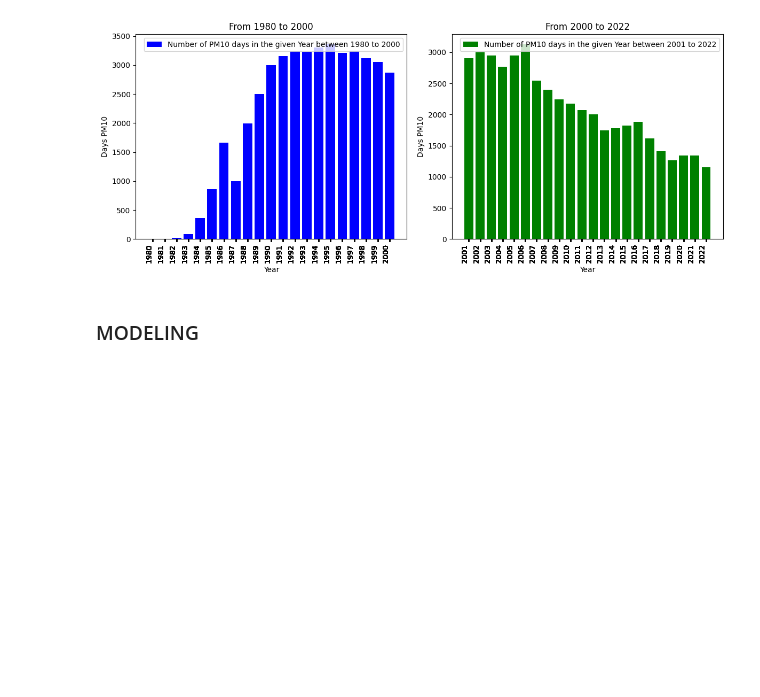
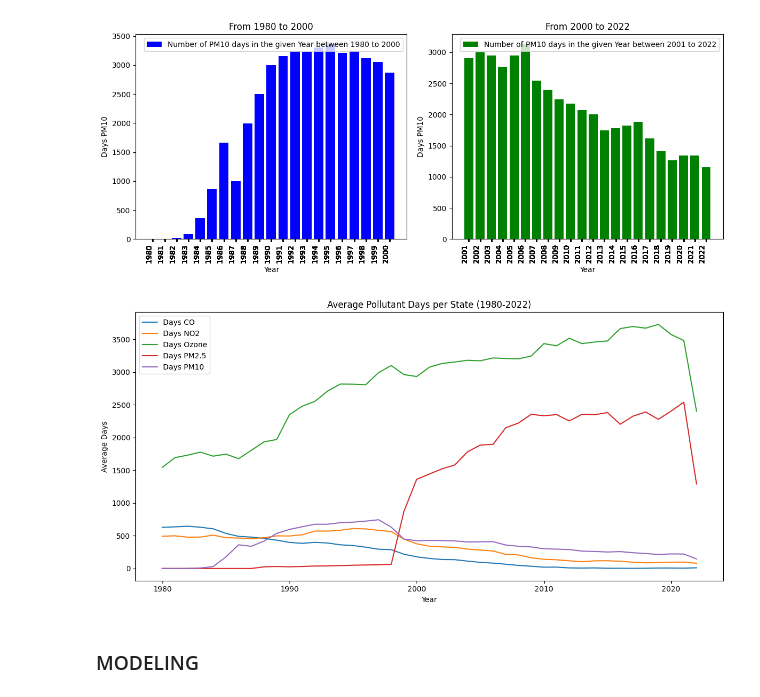
Before and after one commit to MuhammadTalha121/AQI_Analysis_from_1980-2022, a Jupyter notebook: AQI_Analysis_from_1980_2022.ipynb, the cells around one changed output. Saved outputs shown, nothing was run; the diff lists cells and outputs as text; code cells hidden in the pictures; blank space fills up the shorter version.

Commit message:
Pollutant trend over time (national average)

```diff
--- a/AQI_Analysis_from_1980_2022.ipynb
+++ b/AQI_Analysis_from_1980_2022.ipynb
@@ -721,6 +721,20 @@ plt.tight_layout()
 plt.show()
 # %% [output]
 [figure]
+# %%
+# Pollutant trend over time (national average)
+pollutants = ['Days CO', 'Days NO2', 'Days Ozone', 'Days PM2.5', 'Days PM10']
+
+pollutant_trends = df.groupby('Year')[pollutants].mean()
+
+pollutant_trends.plot(figsize=(12,6), title='Average Pollutant Days per State (1980-2022)')
+plt.ylabel('Average Days')
+plt.xlabel('Year')
+plt.tight_layout()
+plt.savefig('pollutant_trends.png')
+plt.show()
+# %% [output]
+[figure, added]
 # %% [markdown]
 ### MODELING
 # %%
```
Also changed, not shown: parts of 8 cells of this notebook.
